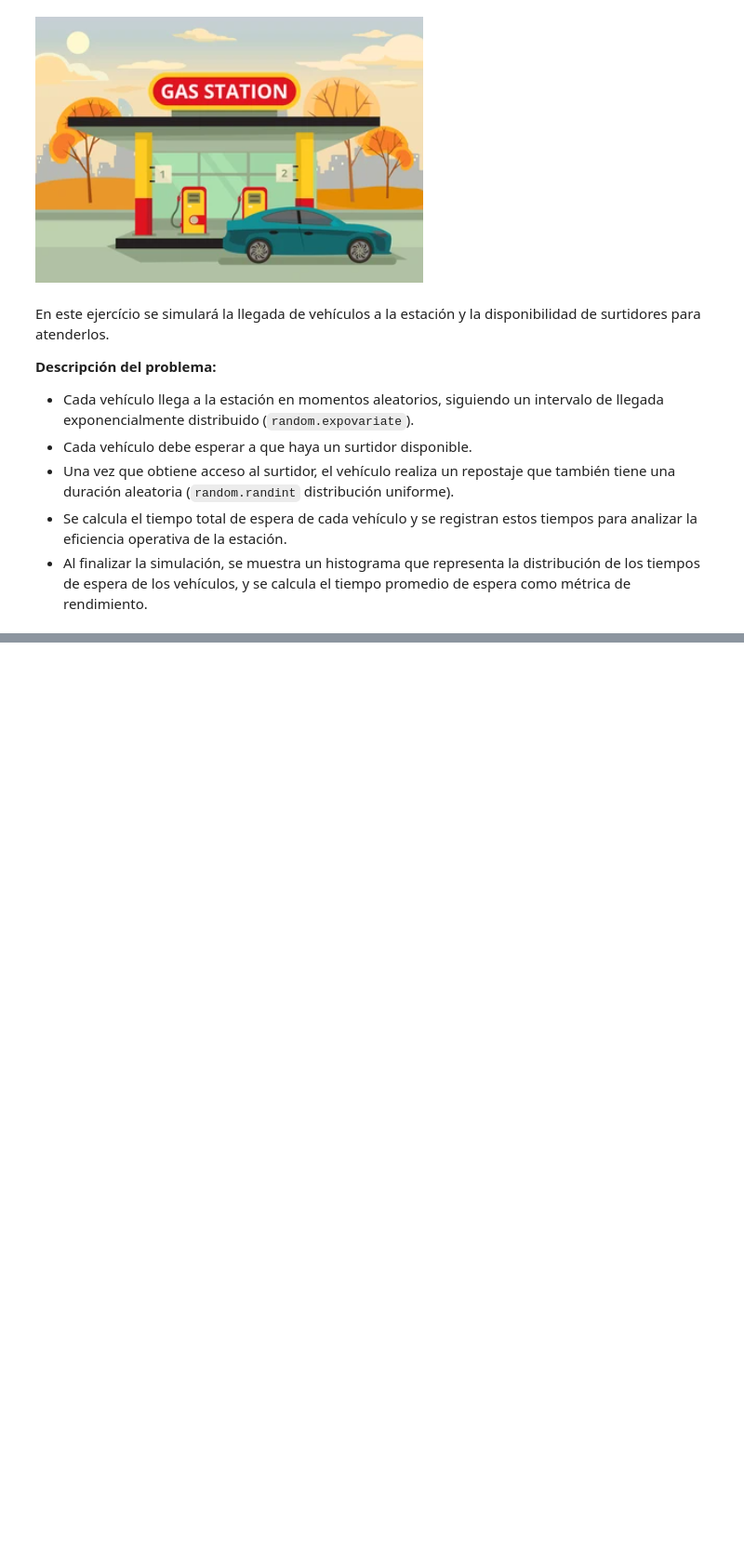
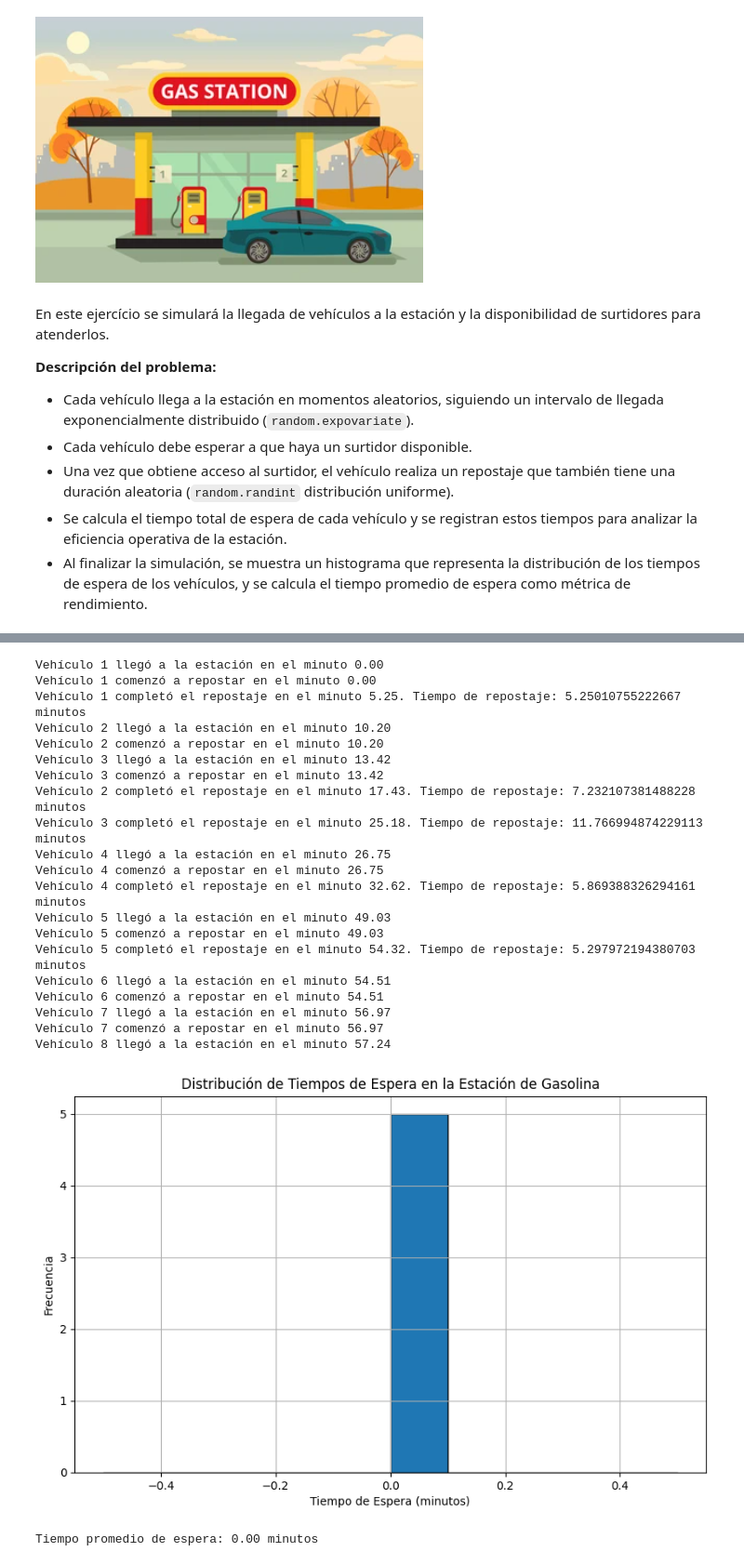
Before and after one commit to Armando1701/UTEC_Phyton_Jorge, a Jupyter notebook: Modulo 3_Tarea_1.ipynb, the cells around one changed output, grey strips where cells are left out. Shown at 93% size. Saved outputs shown, nothing was run; the diff lists cells and outputs as text; code cells hidden in the pictures; blank space fills up the shorter version.

```diff
--- a/Modulo 3_Tarea_1.ipynb
+++ b/Modulo 3_Tarea_1.ipynb
@@ -216,0 +197,53 @@ print(f'Tiempo promedio de espera: {tiempo_promedio_espera:.2f} minutos')
+# %%
+# Función principal de la simulación
+def simulacion_estacion(env, num_surtidores):
+    surtidores = simpy.Resource(env, capacity=num_surtidores)
+    num_vehiculos = 0
+
+    while True:
+        num_vehiculos += 1
+        env.process(llegada_vehiculo(env, f'Vehículo {num_vehiculos}', surtidores))
+        tiempo_llegada = random.expovariate(1.0/10)
+        yield env.timeout(tiempo_llegada)
+
+# Configuración de la simulación
+random.seed(42)
+env = simpy.Environment()
+env.process(simulacion_estacion(env, NUM_SURTIDORES))
+env.run(until= 60)
+
+# Visualización de resultados
+plt.figure(figsize=(10, 6))
+plt.hist(tiempos_espera, bins=10, edgecolor='black')
+plt.title('Distribución de Tiempos de Espera en la Estación de Gasolina')
+plt.xlabel('Tiempo de Espera (minutos)')
+plt.ylabel('Frecuencia')
+plt.grid(True)
+plt.show()
+
+# Métricas
+tiempo_promedio_espera = sum(tiempos_espera) / len(tiempos_espera) if tiempos_espera else 0
+print(f'Tiempo promedio de espera: {tiempo_promedio_espera:.2f} minutos')
+# %% [output]
+Vehículo 1 llegó a la estación en el minuto 0.00
+Vehículo 1 comenzó a repostar en el minuto 0.00
+Vehículo 1 completó el repostaje en el minuto 5.25. Tiempo de repostaje: 5.25010755222667 minutos
+Vehículo 2 llegó a la estación en el minuto 10.20
+Vehículo 2 comenzó a repostar en el minuto 10.20
+Vehículo 3 llegó a la estación en el minuto 13.42
+Vehículo 3 comenzó a repostar en el minuto 13.42
+Vehículo 2 completó el repostaje en el minuto 17.43. Tiempo de repostaje: 7.232107381488228 minutos
+Vehículo 3 completó el repostaje en el minuto 25.18. Tiempo de repostaje: 11.766994874229113 minutos
+Vehículo 4 llegó a la estación en el minuto 26.75
+Vehículo 4 comenzó a repostar en el minuto 26.75
+Vehículo 4 completó el repostaje en el minuto 32.62. Tiempo de repostaje: 5.869388326294161 minutos
+Vehículo 5 llegó a la estación en el minuto 49.03
+Vehículo 5 comenzó a repostar en el minuto 49.03
+Vehículo 5 completó el repostaje en el minuto 54.32. Tiempo de repostaje: 5.297972194380703 minutos
+Vehículo 6 llegó a la estación en el minuto 54.51
+Vehículo 6 comenzó a repostar en el minuto 54.51
+Vehículo 7 llegó a la estación en el minuto 56.97
+Vehículo 7 comenzó a repostar en el minuto 56.97
+Vehículo 8 llegó a la estación en el minuto 57.24
+[figure, added]
+Tiempo promedio de espera: 0.00 minutos
```
Also changed, not shown: parts of 4 cells of this notebook.
